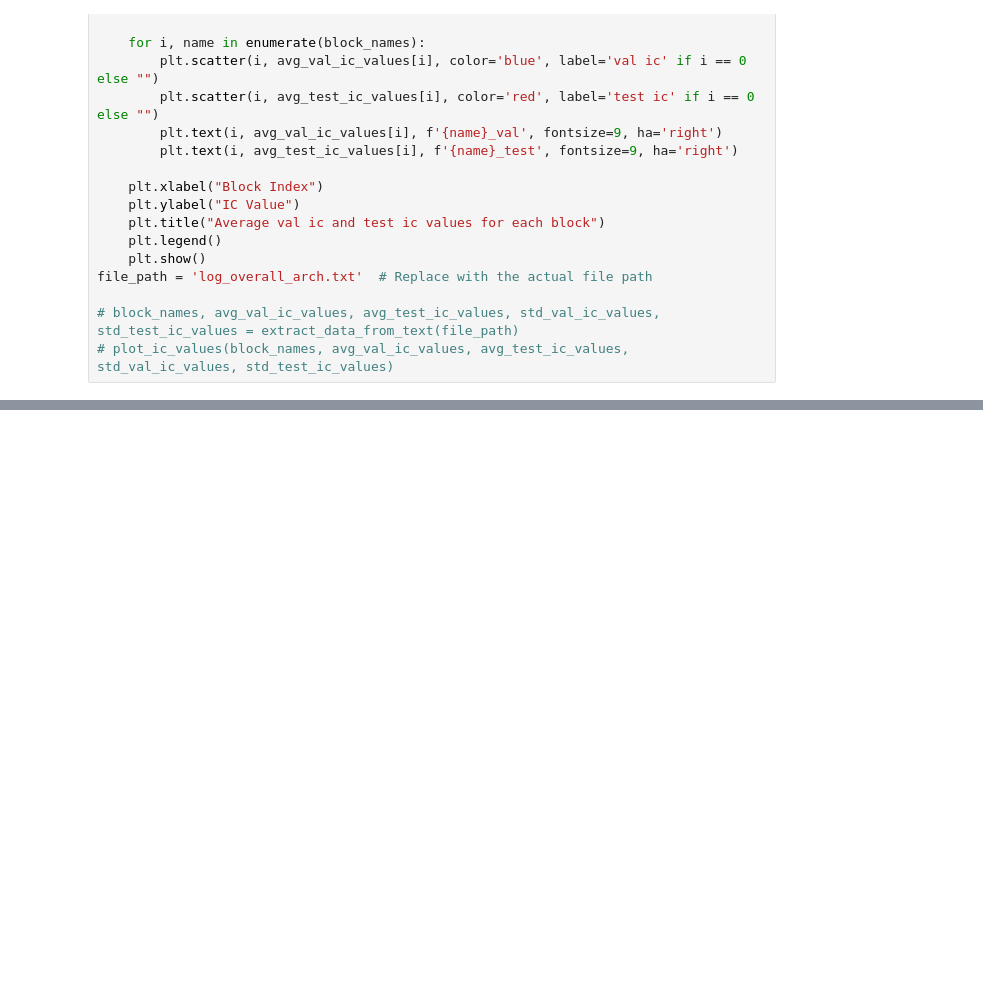
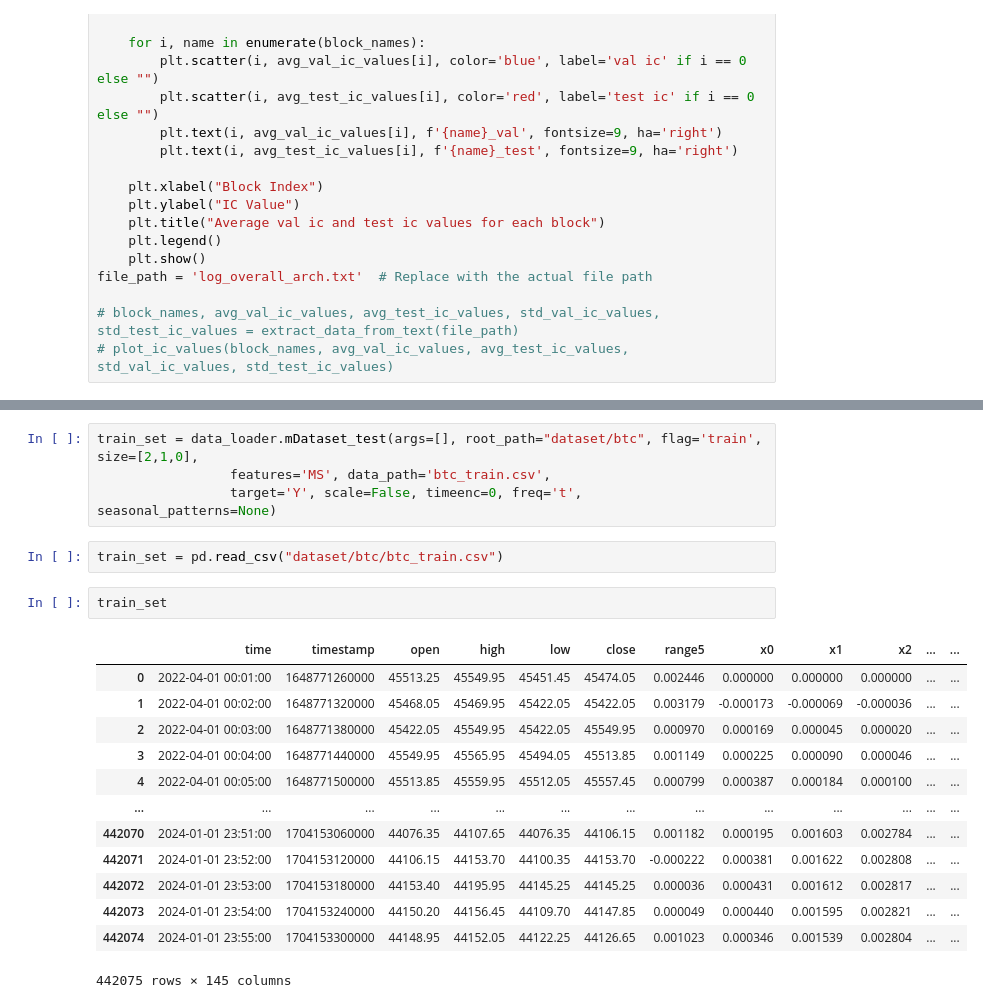
Before and after one commit to smgjch/FinFusionNet, a Jupyter notebook: playground.ipynb, the cells around one changed output, grey strips where cells are left out. Cells and saved outputs as stored; diff of their text form; blank space fills up the shorter version.

Commit message:
test RNN

```diff
--- a/playground.ipynb
+++ b/playground.ipynb
@@ -418,0 +277,22 @@ The value of d is: 14
+# %%
+train_set = data_loader.mDataset_test(args=[], root_path="dataset/btc", flag='train', size=[2,1,0],
+                 features='MS', data_path='btc_train.csv',
+                 target='Y', scale=False, timeenc=0, freq='t', seasonal_patterns=None)
+# %%
+train_set = pd.read_csv("dataset/btc/btc_train.csv")
+# %%
+train_set
+# %% [output]
+|  | time | timestamp | open | high | low | close | range5 | x0 | x1 | x2 | ... | ... |
+| 0 | 2022-04-01 00:01:00 | 1648771260000 | 45513.25 | 45549.95 | 45451.45 | 45474.05 | 0.002446 | 0.000000 | 0.000000 | 0.000000 | ... | ... |
+| 1 | 2022-04-01 00:02:00 | 1648771320000 | 45468.05 | 45469.95 | 45422.05 | 45422.05 | 0.003179 | -0.000173 | -0.000069 | -0.000036 | ... | ... |
+| 2 | 2022-04-01 00:03:00 | 1648771380000 | 45422.05 | 45549.95 | 45422.05 | 45549.95 | 0.000970 | 0.000169 | 0.000045 | 0.000020 | ... | ... |
+| 3 | 2022-04-01 00:04:00 | 1648771440000 | 45549.95 | 45565.95 | 45494.05 | 45513.85 | 0.001149 | 0.000225 | 0.000090 | 0.000046 | ... | ... |
+| 4 | 2022-04-01 00:05:00 | 1648771500000 | 45513.85 | 45559.95 | 45512.05 | 45557.45 | 0.000799 | 0.000387 | 0.000184 | 0.000100 | ... | ... |
+| ... | ... | ... | ... | ... | ... | ... | ... | ... | ... | ... | ... | ... |
+| 442070 | 2024-01-01 23:51:00 | 1704153060000 | 44076.35 | 44107.65 | 44076.35 | 44106.15 | 0.001182 | 0.000195 | 0.001603 | 0.002784 | ... | ... |
+| 442071 | 2024-01-01 23:52:00 | 1704153120000 | 44106.15 | 44153.70 | 44100.35 | 44153.70 | -0.000222 | 0.000381 | 0.001622 | 0.002808 | ... | ... |
+| 442072 | 2024-01-01 23:53:00 | 1704153180000 | 44153.40 | 44195.95 | 44145.25 | 44145.25 | 0.000036 | 0.000431 | 0.001612 | 0.002817 | ... | ... |
+| 442073 | 2024-01-01 23:54:00 | 1704153240000 | 44150.20 | 44156.45 | 44109.70 | 44147.85 | 0.000049 | 0.000440 | 0.001595 | 0.002821 | ... | ... |
+| 442074 | 2024-01-01 23:55:00 | 1704153300000 | 44148.95 | 44152.05 | 44122.25 | 44126.65 | 0.001023 | 0.000346 | 0.001539 | 0.002804 | ... | ... |
+442075 rows × 145 columns
```
Also changed, not shown: parts of 49 cells of this notebook, 7 other files.
